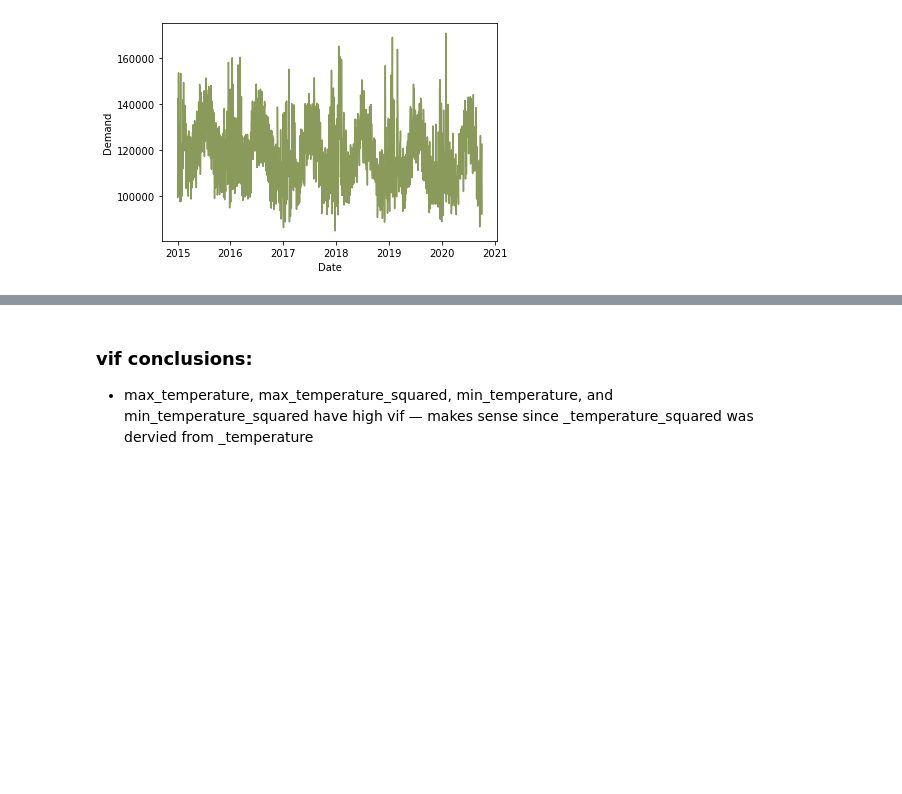
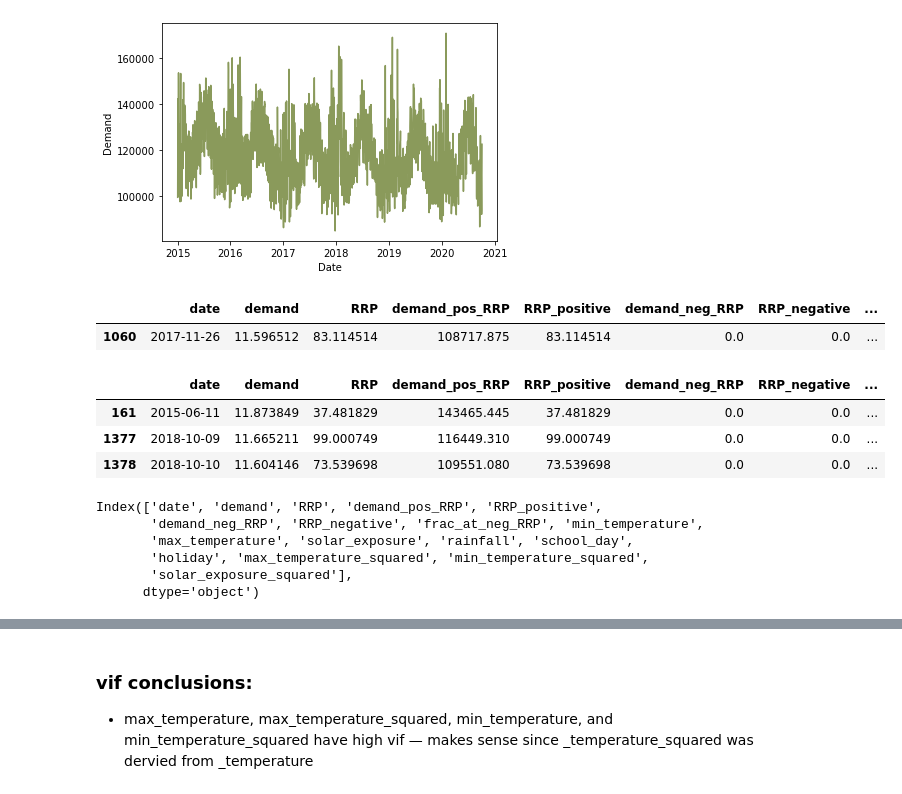
Before and after one commit to Dsl03/STAT303-2-Final-Project, a Jupyter notebook: Model Building.ipynb, the cells around one changed output, grey strips where cells are left out. Cells and saved outputs as stored; diff of their text form; code cells hidden in the pictures; blank space fills up the shorter version.

```diff
--- a/Model Building.ipynb
+++ b/Model Building.ipynb
@@ -323,8 +267,29 @@ df['solar_exposure_squared'] = (df['solar_exposure'])**2
+# %%
+df[df['solar_exposure'].isna()]
+# %% [output]
+|  | date | demand | RRP | demand_pos_RRP | RRP_positive | demand_neg_RRP | RRP_negative | ... |
+| 1060 | 2017-11-26 | 11.596512 | 83.114514 | 108717.875 | 83.114514 | 0.0 | 0.0 | ... |
 # %%
 df.at[1060, 'solar_exposure']=0
+# %%
+df[df['rainfall'].isna()]
+# %% [output]
+|  | date | demand | RRP | demand_pos_RRP | RRP_positive | demand_neg_RRP | RRP_negative | ... |
+| 161 | 2015-06-11 | 11.873849 | 37.481829 | 143465.445 | 37.481829 | 0.0 | 0.0 | ... |
+| 1377 | 2018-10-09 | 11.665211 | 99.000749 | 116449.310 | 99.000749 | 0.0 | 0.0 | ... |
+| 1378 | 2018-10-10 | 11.604146 | 73.539698 | 109551.080 | 73.539698 | 0.0 | 0.0 | ... |
 # %%
 df.at[161, 'rainfall']=0
 # %%
 df.at[1377, 'rainfall']=0
 # %%
 df.at[1378, 'rainfall']=0
+# %%
+df.columns
+# %% [output]
+Index(['date', 'demand', 'RRP', 'demand_pos_RRP', 'RRP_positive',
+       'demand_neg_RRP', 'RRP_negative', 'frac_at_neg_RRP', 'min_temperature',
+       'max_temperature', 'solar_exposure', 'rainfall', 'school_day',
+       'holiday', 'max_temperature_squared', 'min_temperature_squared',
+       'solar_exposure_squared'],
+      dtype='object')
```
Also changed, not shown: parts of 45 cells of this notebook.
